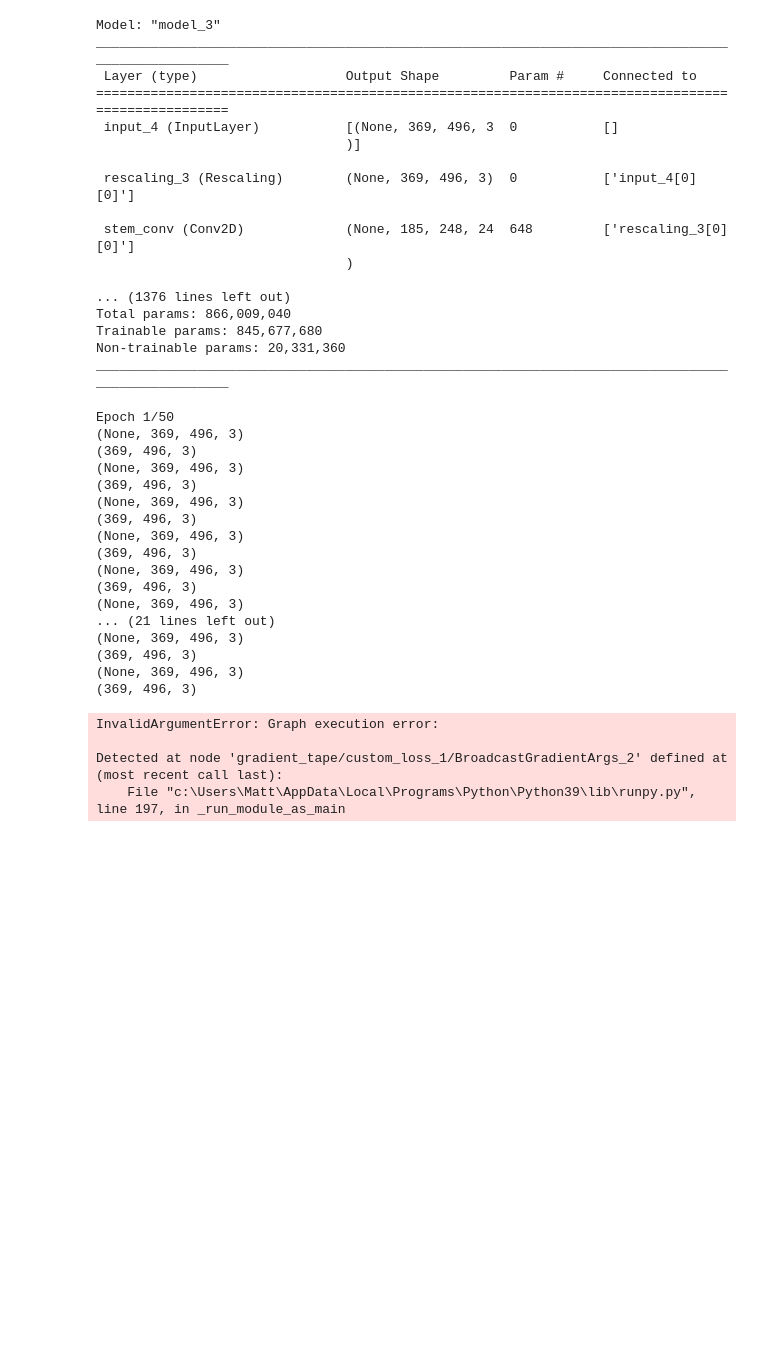
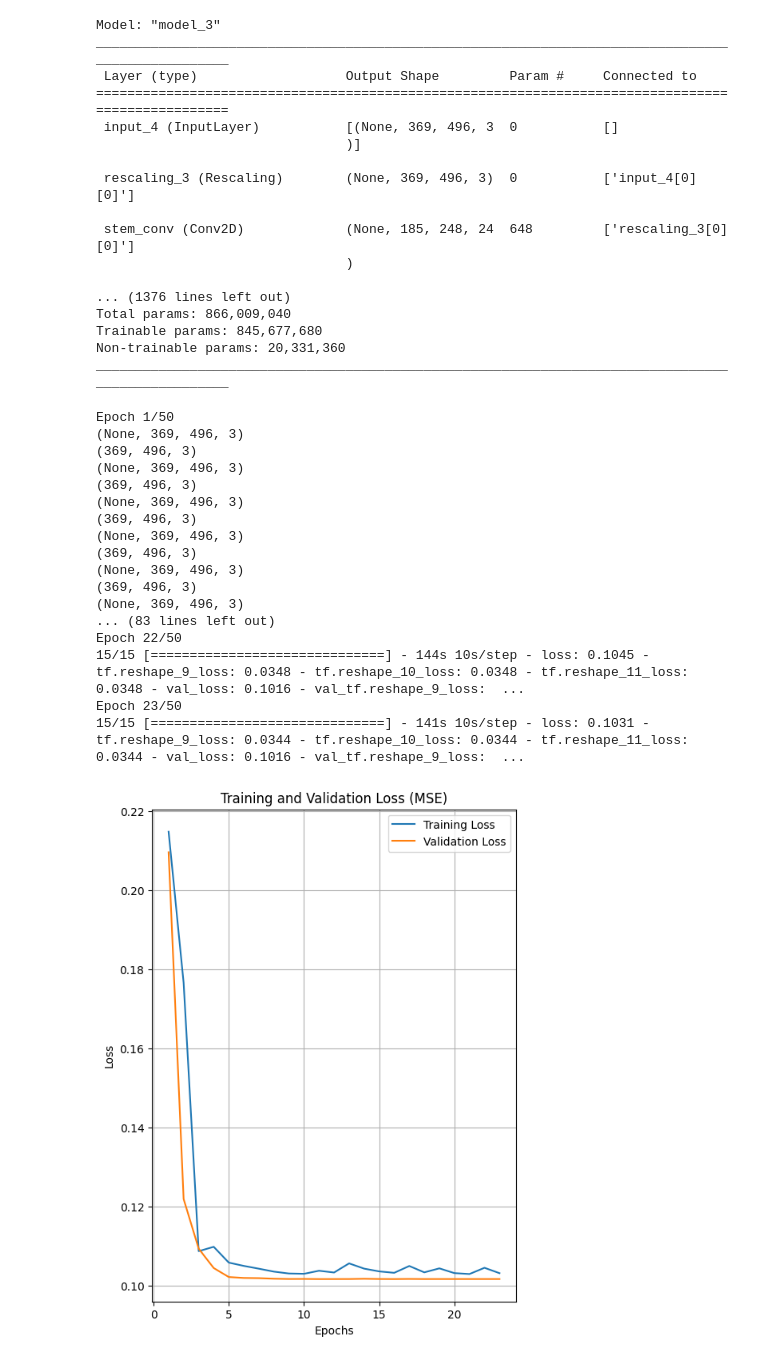
Before and after one commit to mvirgin/575subsectionSoundSep, a Jupyter notebook: cnn.ipynb, the cells around one changed output. Saved outputs shown, nothing was run; the diff lists cells and outputs as text; code cells hidden in the pictures; blank space fills up the shorter version.

Commit message:
graph

```diff
--- a/cnn.ipynb
+++ b/cnn.ipynb
@@ -233,7 +232,7 @@ def custom_loss(y_true, y_pred):
 
     # Compute separate losses for each source
     losses = []
-    for i in range(3):
+    for i in range(3):  # because 3 sources
         print(y_true[:, i].shape)
         print(y_pred[i].shape)
         loss = tf.losses.mean_squared_error(y_true[:, i], y_pred[i])
@@ -244,12 +243,41 @@ def custom_loss(y_true, y_pred):
 
     return total_loss
 
+#TODO this sdr loss might work, get rid of the reshapes, do like we did above
+# def sdr_loss(y_true, y_pred):
+#     """
+#     Scale-Invariant Signal-to-Distortion Ratio (SDR) loss function.
+
+#     Parameters:
+#         y_true: Ground truth tensor of shape (None, 3, 369, 496, 3).
+#         y_pred: List of predicted tensors, each of shape (None, 369, 496, 3).
+
+#     Returns:
+#         sdr_loss: SDR loss value.
+#     """
+#     sdr_losses = []
+#     for i in range(len(y_pred)):
+#         # Flatten both y_true and y_pred
+#         y_true_flat = tf.reshape(y_true[:, i], (-1,))
+#         y_pred_flat = tf.reshape(y_pred[i], (-1,))
+
+#         # Compute true positive (source) and distortion (noise + artifacts)
+#         true_positive = tf.reduce_sum(y_true_flat * y_pred_flat)
+#         distortion = tf.reduce_sum((y_pred_flat - y_true_flat) ** 2)
+
+#         # Compute SDR loss
+#         sdr_loss_i = -10.0 * tf.math.log(true_positive / (distortion + 1e-9))  # Add epsilon to avoid division by zero
+#         sdr_losses.append(sdr_loss_i)
+
+#     # Return the mean SDR loss across all sources
+#     return tf.reduce_mean(sdr_losses), sdr_losses
+
 model.compile(optimizer=tf.keras.optimizers.Adam(), loss=custom_loss)
 
 ## callbacks
 # model checkpoint
 save_model_path = '/tmp/weights.hdf5'
-cp = tf.keras.callbacks.ModelCheckpoint(filepath=save_model_path, monitor='val_loss', mode='max', save_best_only=True)  # SDR loss is better higher
+cp = tf.keras.callbacks.ModelCheckpoint(filepath=save_model_path, monitor='val_loss', mode='min', save_best_only=True)  # SDR loss is better higher
 
 # early stopping
 es = tf.keras.callbacks.EarlyStopping(monitor='val_loss',  # Monitor the validation loss
@@ -287,12 +315,30 @@ Epoch 1/50
 (None, 369, 496, 3)
 (369, 496, 3)
 (None, 369, 496, 3)
-... (21 lines left out)
-(None, 369, 496, 3)
-(369, 496, 3)
-(None, 369, 496, 3)
-(369, 496, 3)
+... (83 lines left out)
+Epoch 22/50
+15/15 [==============================] - 144s 10s/step - loss: 0.1045 - tf.reshape_9_loss: 0.0348 - tf.reshape_10_loss: 0.0348 - tf.reshape_11_loss: 0.0348 - val_loss: 0.1016 - val_tf.reshape_9_loss:  ...
+Epoch 23/50
+15/15 [==============================] - 141s 10s/step - loss: 0.1031 - tf.reshape_9_loss: 0.0344 - tf.reshape_10_loss: 0.0344 - tf.reshape_11_loss: 0.0344 - val_loss: 0.1016 - val_tf.reshape_9_loss:  ...
-InvalidArgumentError: Graph execution error:
-
-Detected at node 'gradient_tape/custom_loss_1/BroadcastGradientArgs_2' defined at (most recent call last):
-    File "c:\Users\Matt\AppData\Local\Programs\Python\Python39\lib\runpy.py", line 197, in _run_module_as_main
+# %%
+def plot_history(history, SKIP):
+    loss = history.history['loss']
+    val_loss = history.history['val_loss']
+
+    epochs_range = range(1, len(loss) + 1)
+
+    plt.figure(figsize=(20, 8))
+    plt.subplot(1, 3, 2)
+    plt.plot(epochs_range[SKIP:], loss[SKIP:], label='Training Loss')
+    plt.plot(epochs_range[SKIP:], val_loss[SKIP:], label='Validation Loss')
+    plt.legend(loc='upper right')
+    plt.title('Training and Validation Loss (MSE)')
+    plt.xlabel('Epochs')
+    plt.ylabel('Loss')
+    plt.grid()
+
+    plt.show()
+
+plot_history(history, 0)
+# %% [output]
+[figure, added]
```
Also changed, not shown: parts of 6 cells of this notebook.
